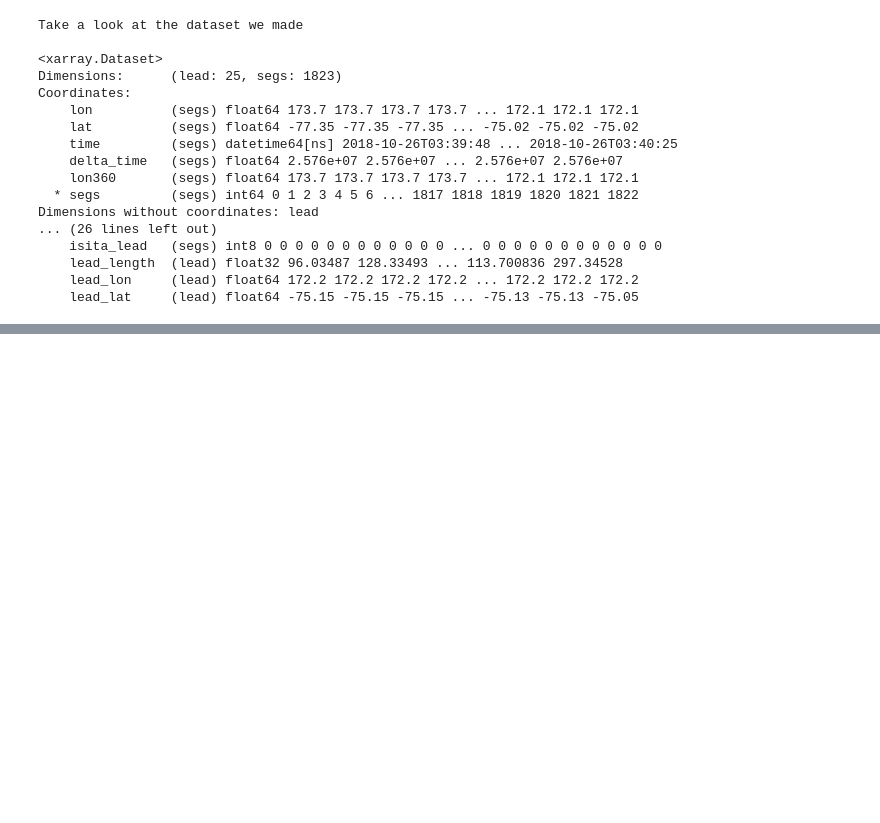
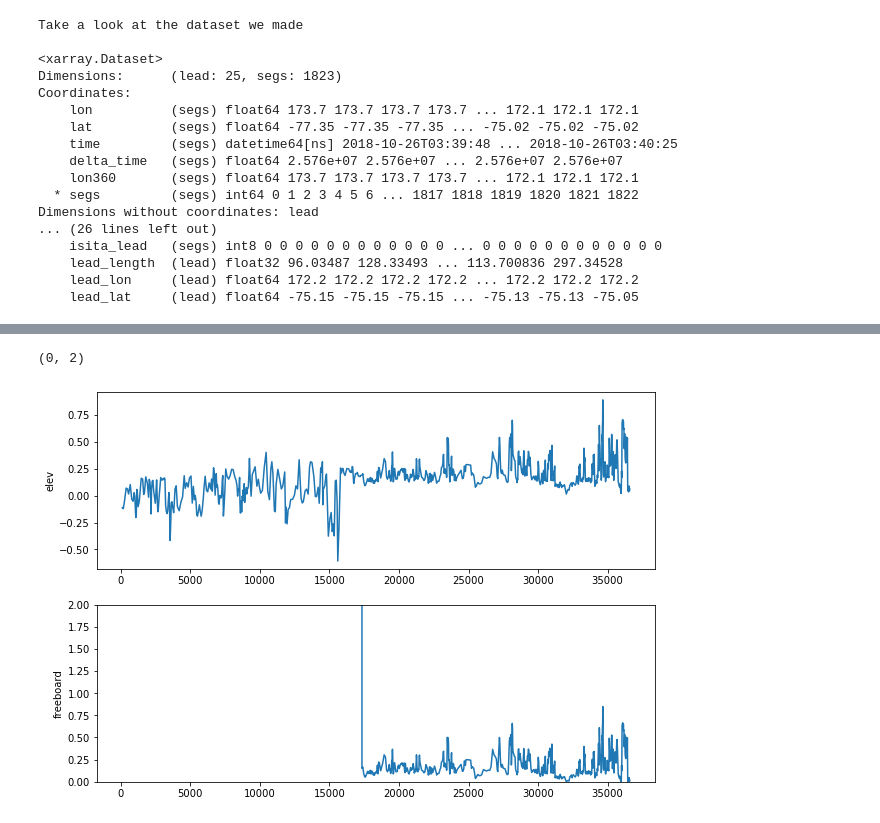
Before and after one commit to ICESAT-2HackWeek/Floes-are-Swell, a Jupyter notebook: Xi_Ross_Sea/ReadATL10IntoXarray.ipynb, the cells around one changed output, grey strips where cells are left out. Saved outputs shown, nothing was run; the diff lists cells and outputs as text; code cells hidden in the pictures; blank space fills up the shorter version.

```diff
--- a/Xi_Ross_Sea/ReadATL10IntoXarray.ipynb
+++ b/Xi_Ross_Sea/ReadATL10IntoXarray.ipynb
@@ -162,0 +211,20 @@ FigureCanvasNbAgg()
+# %%
+track_dist = np.cumsum(ds1r.seg_length)
+ds1r['track_dist'] = track_dist
+
+%matplotlib inline
+end = 1000
+
+plt.figure(figsize=(10, 15))
+plt.subplot(411)
+
+plt.plot(ds1r.track_dist[:end],ds1r.height[0:end]);
+plt.ylabel('elev')
+
+plt.subplot(412)
+plt.plot(ds1r.track_dist[:end],ds1r.freeboard[0:end]);
+plt.ylabel('freeboard')
+plt.ylim(0,2)
+# %% [output]
+(0, 2)
+[figure, added]
```
Also changed, not shown: parts of 6 cells of this notebook.
